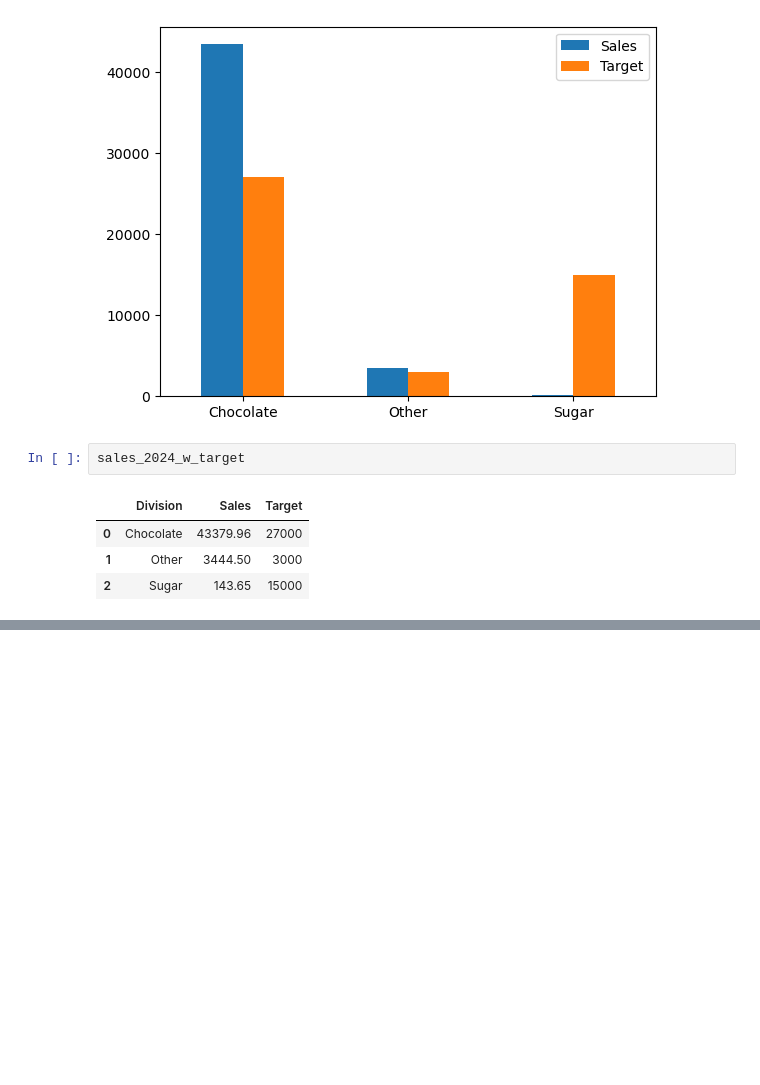
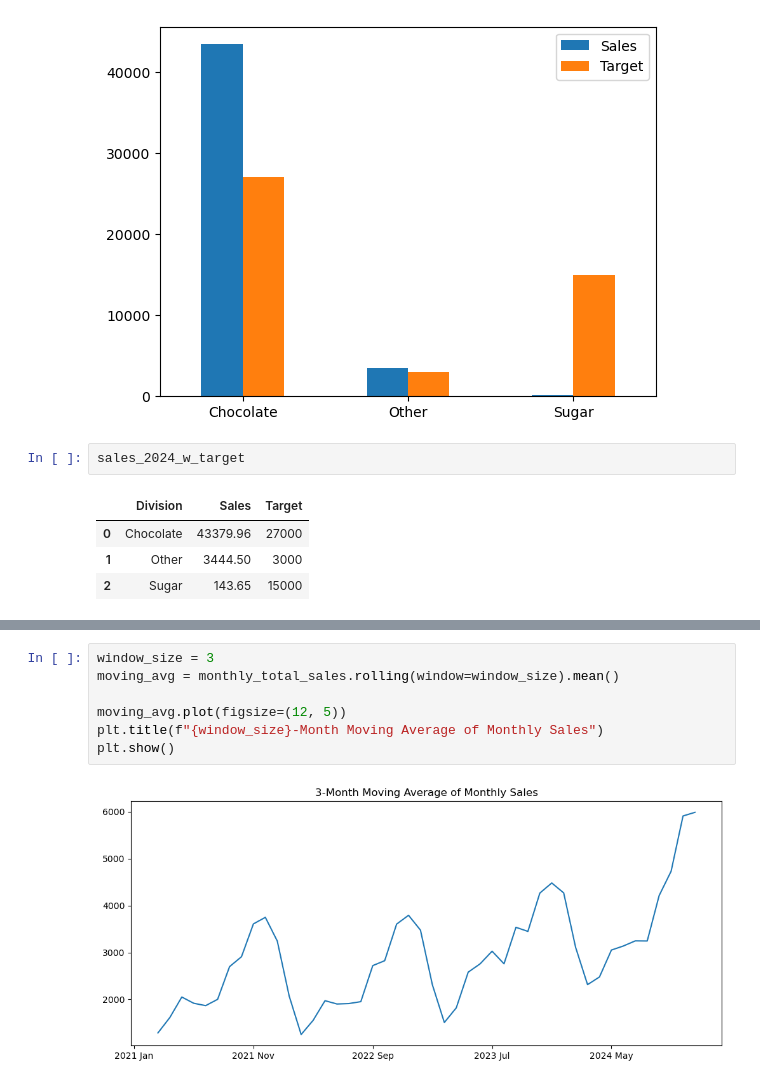
Before and after one commit to suranjanrana/data-analysis-and-warehousing-project, a Jupyter notebook: notebooks/candy-analysis.ipynb, the cells around one changed output, grey strips where cells are left out. Cells and saved outputs as stored; diff of their text form; blank space fills up the shorter version.

```diff
--- a/notebooks/candy-analysis.ipynb
+++ b/notebooks/candy-analysis.ipynb
@@ -318,0 +352,9 @@ sales_2024_w_target
+# %%
+window_size = 3
+moving_avg = monthly_total_sales.rolling(window=window_size).mean()
+
+moving_avg.plot(figsize=(12, 5))
+plt.title(f"{window_size}-Month Moving Average of Monthly Sales")
+plt.show()
+# %% [output]
+[figure, added]
```
Also changed, not shown: parts of 5 cells of this notebook.
